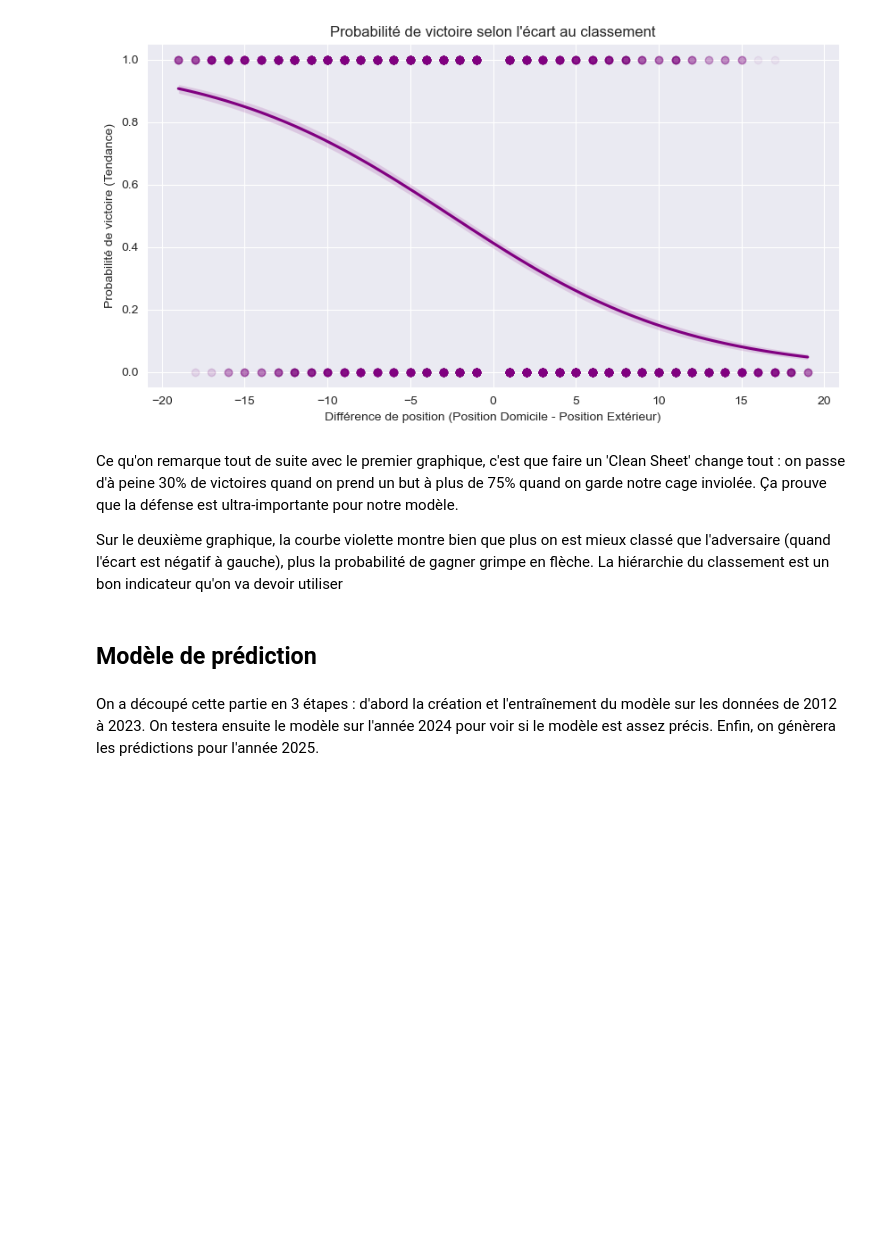
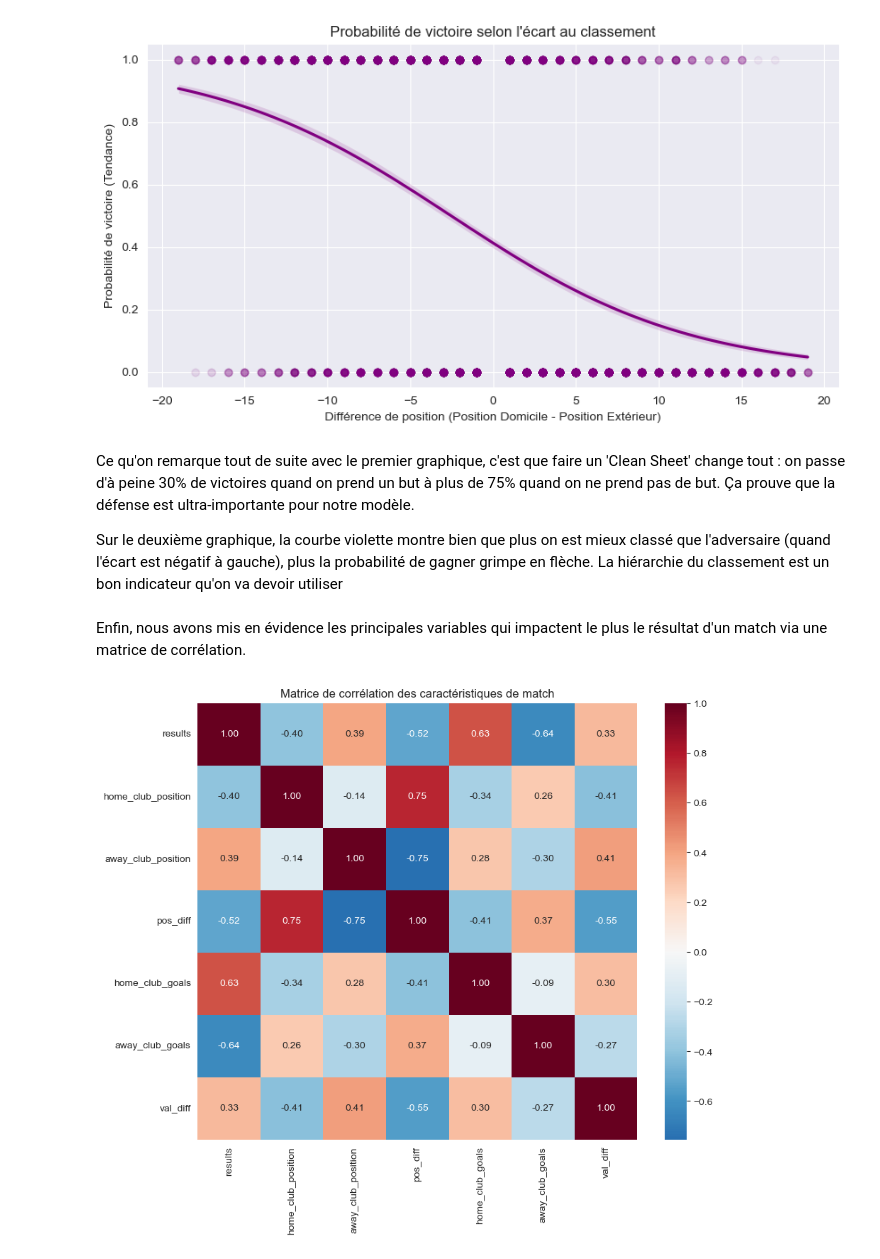
Before and after one commit to JB-PST/PredictionMatchsLigue1, a Jupyter notebook: PredictionMatchsLigue1.ipynb, the cells around one changed output. Saved outputs shown, nothing was run; the diff lists cells and outputs as text; code cells hidden in the pictures; blank space fills up the shorter version.

Commit message:
Version finale - Prédiction Ligue 1 avec XGBoost (66.67%)

```diff
--- a/PredictionMatchsLigue1.ipynb
+++ b/PredictionMatchsLigue1.ipynb
@@ -17,6 +17,17 @@ matchs_2013_2024 = pd.read_csv("matchs_2013_2024.csv")
 player_appearance = pd.read_csv("player_appearance.csv")
 player_valuation_before_season = pd.read_csv("player_valuation_before_season.csv")
 sample_results = pd.read_csv("sample_results.csv")
+
+market_vals = pd.read_csv("player_valuation_before_season.csv")
+club_market_value = market_vals.groupby('current_club_id')['market_value_in_eur'].sum().to_dict()
+
+# Ajout de la puissance financière relative dans le dataset
+matchs_2013_2024['home_market_val'] = matchs_2013_2024['home_club_id'].map(club_market_value)
+matchs_2013_2024['away_market_val'] = matchs_2013_2024['away_club_id'].map(club_market_value)
+matchs_2013_2024['val_diff'] = matchs_2013_2024['home_market_val'] - matchs_2013_2024['away_market_val']
+
+features = ['home_club_position', 'away_club_position', 'pos_diff',
+            'goals_scored_avg', 'goals_conceded_avg', 'form_3_games', 'val_diff']
 # %% [markdown]
 ## Présentation des données
 # %% [markdown]
@@ -171,10 +179,30 @@ plt.show()
 [figure]
 [figure]
 # %% [markdown]
-Ce qu'on remarque tout de suite avec le premier graphique, c'est que faire un 'Clean Sheet' change tout : on passe d'à peine 30% de victoires quand on prend un but à plus de 75% quand on garde notre cage inviolée. Ça prouve que la défense est ultra-importante pour notre modèle.
+Ce qu'on remarque tout de suite avec le premier graphique, c'est que faire un 'Clean Sheet' change tout : on passe d'à peine 30% de victoires quand on prend un but à plus de 75% quand on ne prend pas de but. Ça prouve que la défense est ultra-importante pour notre modèle.
 
 Sur le deuxième graphique, la courbe violette montre bien que plus on est mieux classé que l'adversaire (quand l'écart est négatif à gauche), plus la probabilité de gagner grimpe en flèche. La hiérarchie du classement est un bon indicateur qu'on va devoir utiliser
-# %% [markdown]
-## Modèle de prédiction
-# %% [markdown]
-On a découpé cette partie en 3 étapes : d'abord la création et l'entraînement du modèle sur les données de 2012 à 2023. On testera ensuite le modèle sur l'année 2024 pour voir si le modèle est assez précis. Enfin, on génèrera les prédictions pour l'année 2025.
+# %% [markdown]
+Enfin, nous avons mis en évidence les principales variables qui impactent le plus le résultat d'un match via une matrice de corrélation.
+# %%
+import seaborn as sns
+import matplotlib.pyplot as plt
+
+matchs_2013_2024['pos_diff'] = matchs_2013_2024['home_club_position'] - matchs_2013_2024['away_club_position']
+
+# Intégration de la valeur marchande pour l'analyse
+market_vals = pd.read_csv("player_valuation_before_season.csv")
+club_market_value = market_vals.groupby('current_club_id')['market_value_in_eur'].sum().to_dict()
+matchs_2013_2024['val_diff'] = (matchs_2013_2024['home_club_id'].map(club_market_value) -
+                                 matchs_2013_2024['away_club_id'].map(club_market_value))
+
+corr_features = ['results', 'home_club_position', 'away_club_position', 'pos_diff',
+                 'home_club_goals', 'away_club_goals', 'val_diff']
+corr_matrix = matchs_2013_2024[corr_features].corr()
+
+plt.figure(figsize=(10, 8))
+sns.heatmap(corr_matrix, annot=True, cmap='RdBu_r', center=0, fmt=".2f")
+plt.title("Matrice de corrélation des caractéristiques de match")
+plt.show()
+# %% [output]
+[figure, added]
```
Also changed, not shown: parts of 20 cells of this notebook, 2 other files.
